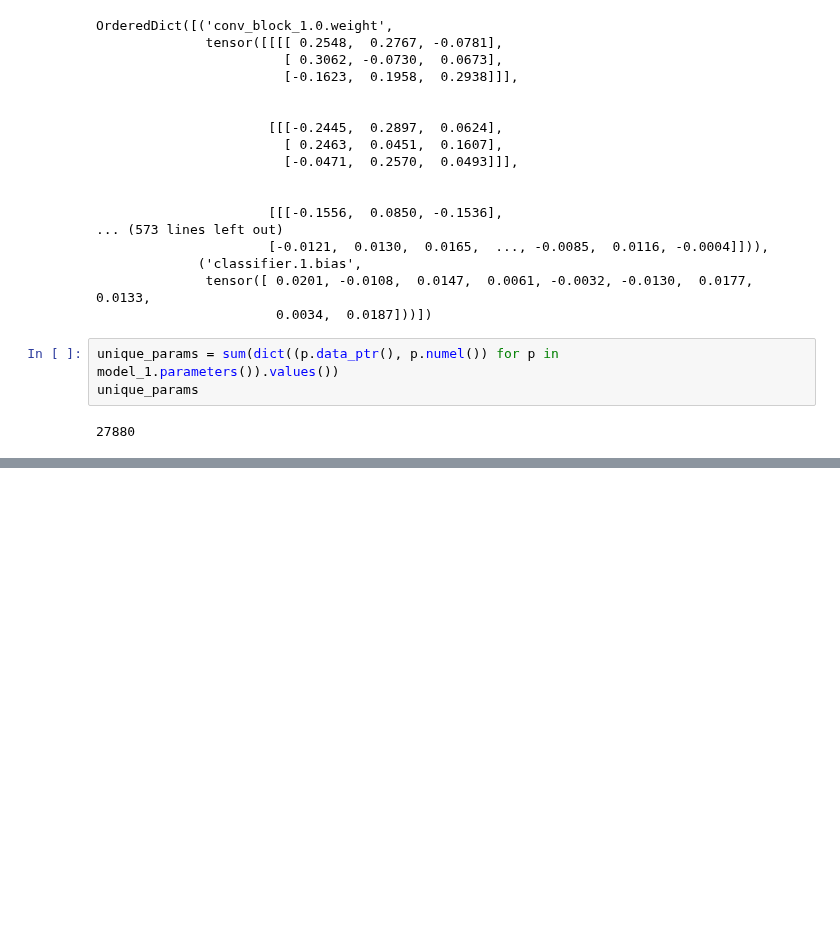
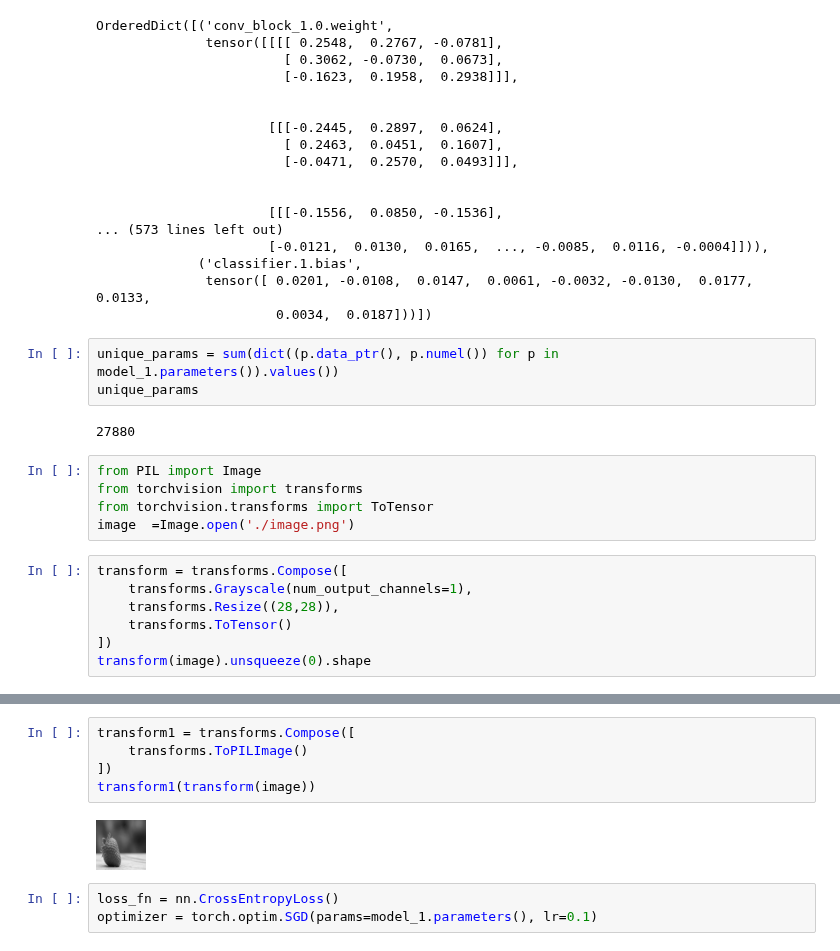
Before and after one commit to sam-eer12/projectSLM, a Jupyter notebook: CV.ipynb, the cells around one changed output, grey strips where cells are left out. Saved outputs shown, nothing was run; the diff lists cells and outputs as text; blank space fills up the shorter version.

```diff
--- a/CV.ipynb
+++ b/CV.ipynb
@@ -605,3 +602,15 @@ unique_params = sum(dict((p.data_ptr(), p.numel()) for p in model_1.parameters()
 unique_params
 # %% [output]
 27880
+# %%
+from PIL import Image
+from torchvision import transforms
+from torchvision.transforms import ToTensor
+image  =Image.open('./image.png')
+# %%
+transform = transforms.Compose([
+    transforms.Grayscale(num_output_channels=1),
+    transforms.Resize((28,28)),
+    transforms.ToTensor()
+])
+transform(image).unsqueeze(0).shape
@@ -607,0 +627,10 @@ unique_params
+# %%
+transform1 = transforms.Compose([
+    transforms.ToPILImage()
+])
+transform1(transform(image))
+# %% [output]
+[figure, added]
+# %%
+loss_fn = nn.CrossEntropyLoss()
+optimizer = torch.optim.SGD(params=model_1.parameters(), lr=0.1)
```
Also changed, not shown: parts of 9 cells of this notebook, 1 other file.
